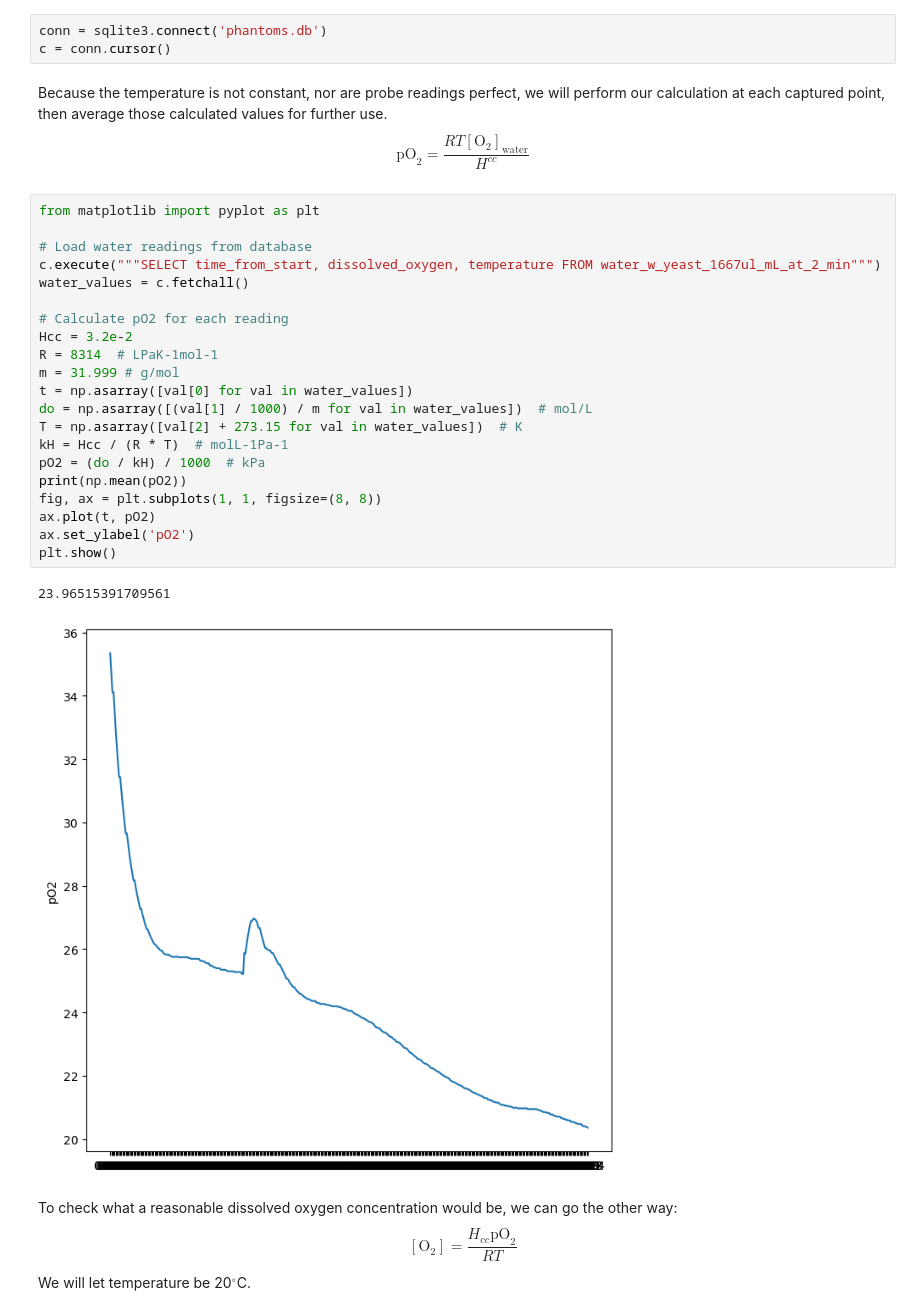
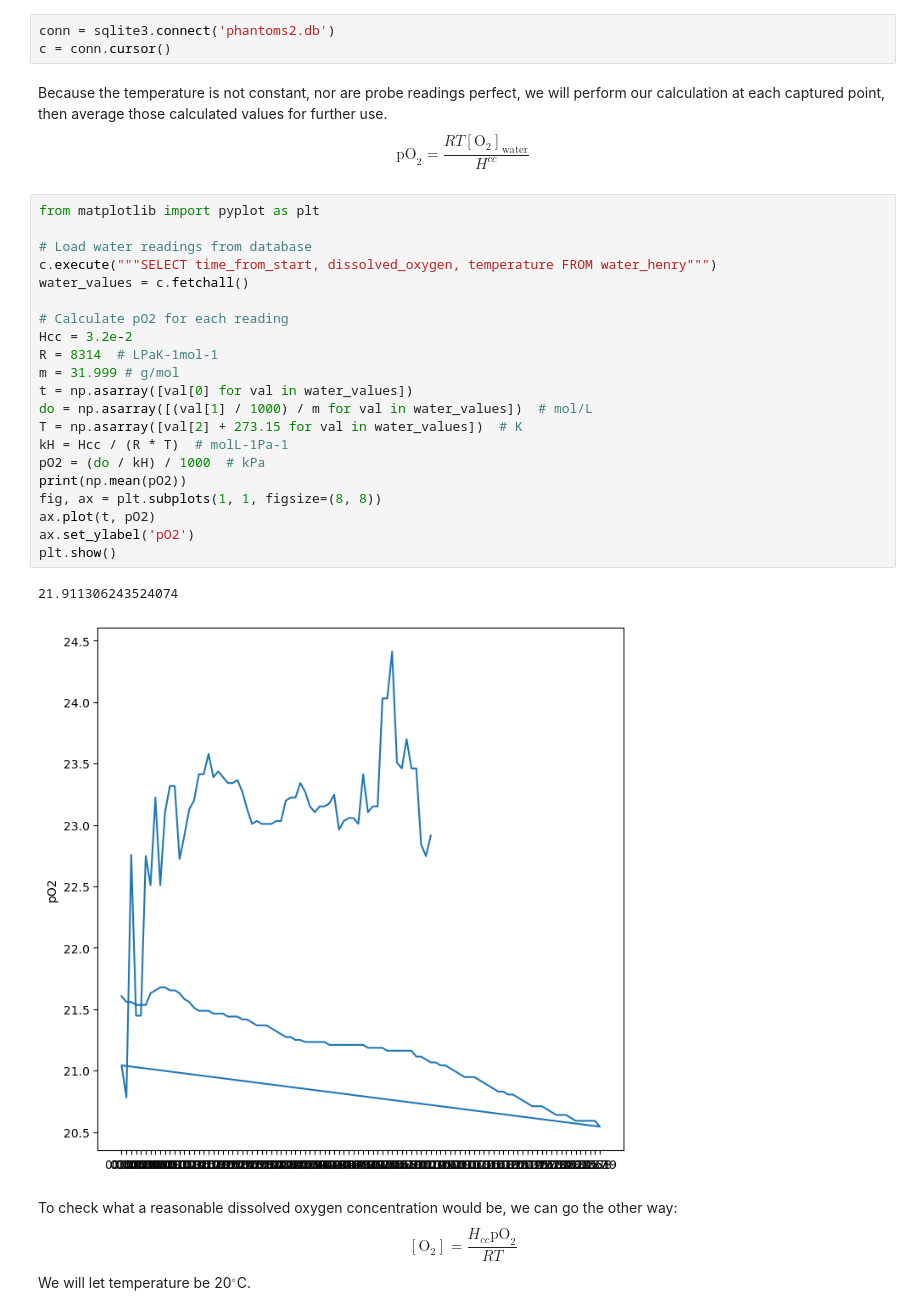
Before and after one commit to jiversivers/hsdfm_control, a Jupyter notebook: henry_constants.ipynb, the cells around one changed output. Saved outputs shown, nothing was run; the diff lists cells and outputs as text.

```diff
--- a/henry_constants.ipynb
+++ b/henry_constants.ipynb
@@ -18,7 +17,7 @@ import numpy as np
 # %% [markdown]
 The data from the probe were written into a SQLite databse. We will read those back into the workspace as appropriate using SQLite syntax. In prep for that, we set up a connection to the database and a cursor for executing commands.
 # %%
-conn = sqlite3.connect('phantoms.db')
+conn = sqlite3.connect('phantoms2.db')
 c = conn.cursor()
 # %% [markdown]
 Because the temperature is not constant, nor are probe readings perfect, we will perform our calculation at each captured point, then average those calculated values for further use.
@@ -28,27 +27,27 @@ $$
 # %%
 from matplotlib import pyplot as plt
 
 # Load water readings from database
-c.execute("""SELECT time_from_start, dissolved_oxygen, temperature FROM water_w_yeast_1667ul_mL_at_2_min""")
+c.execute("""SELECT time_from_start, dissolved_oxygen, temperature FROM water_henry""")
 water_values = c.fetchall()
 
 # Calculate pO2 for each reading
 Hcc = 3.2e-2
 R = 8314  # LPaK-1mol-1
 m = 31.999 # g/mol
 t = np.asarray([val[0] for val in water_values])
 do = np.asarray([(val[1] / 1000) / m for val in water_values])  # mol/L
 T = np.asarray([val[2] + 273.15 for val in water_values])  # K
 kH = Hcc / (R * T)  # molL-1Pa-1
 pO2 = (do / kH) / 1000  # kPa
 print(np.mean(pO2))
 fig, ax = plt.subplots(1, 1, figsize=(8, 8))
 ax.plot(t, pO2)
 ax.set_ylabel('pO2')
 plt.show()
 # %% [output]
-23.96515391709561
+21.911306243524074
-[figure, old version]
+[figure, new version]
 # %% [markdown]
 To check what a reasonable dissolved oxygen concentration would be, we can go the other way:
 $$
```
Also changed, not shown: parts of 1 cell of this notebook.
